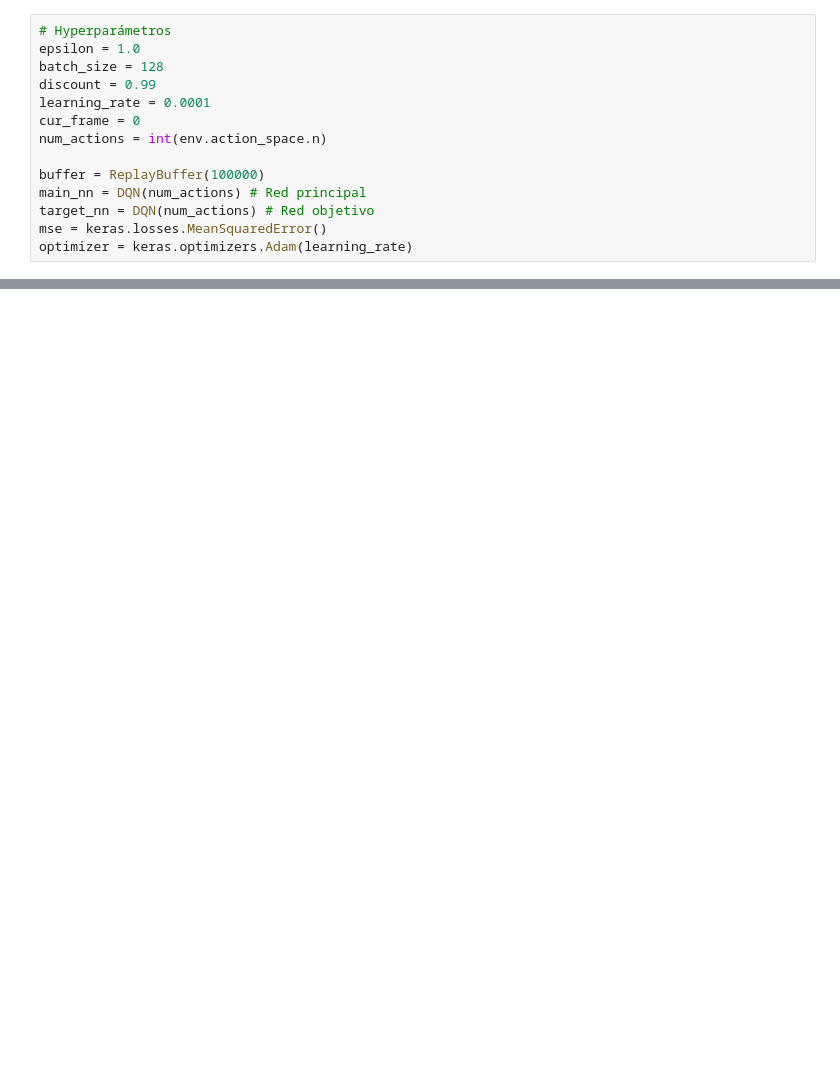
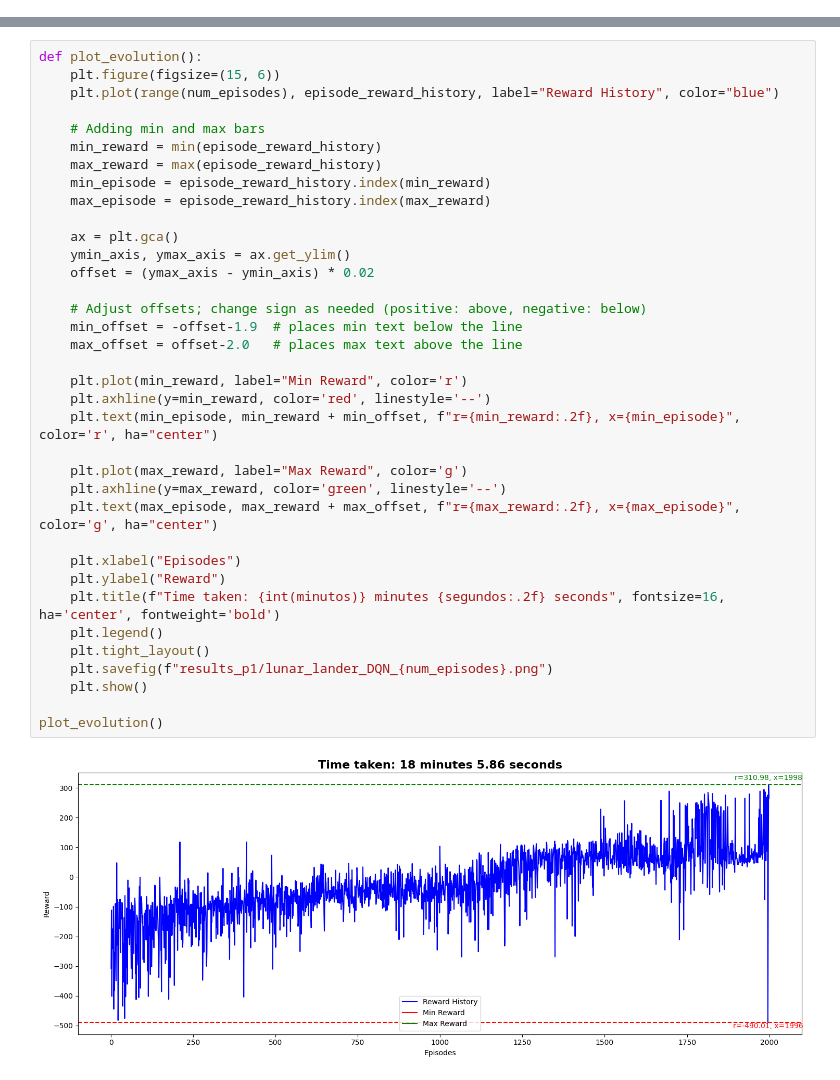
Before and after one commit to pintamonas4575/RLGAN-project-MAADM-UPM, a Jupyter notebook: RLGAN-p1-DQN.ipynb, the cells around one changed output, grey strips where cells are left out. Saved outputs shown, nothing was run; the diff lists cells and outputs as text; blank space fills up the shorter version.

```diff
--- a/RLGAN-p1-DQN.ipynb
+++ b/RLGAN-p1-DQN.ipynb
@@ -56,14 +19,0 @@ class ReplayBuffer(object):
-# %%
-# Hyperparámetros
-epsilon = 1.0
-batch_size = 128
-discount = 0.99
-learning_rate = 0.0001
-cur_frame = 0
-num_actions = int(env.action_space.n)
-
-buffer = ReplayBuffer(100000)
-main_nn = DQN(num_actions) # Red principal
-target_nn = DQN(num_actions) # Red objetivo
-mse = keras.losses.MeanSquaredError()
-optimizer = keras.optimizers.Adam(learning_rate)
@@ -119,0 +179,38 @@ env.close()
+# %%
+def plot_evolution():
+    plt.figure(figsize=(15, 6))
+    plt.plot(range(num_episodes), episode_reward_history, label="Reward History", color="blue")
+
+    # Adding min and max bars
+    min_reward = min(episode_reward_history)
+    max_reward = max(episode_reward_history)
+    min_episode = episode_reward_history.index(min_reward)
+    max_episode = episode_reward_history.index(max_reward)
+
+    ax = plt.gca()
+    ymin_axis, ymax_axis = ax.get_ylim()
+    offset = (ymax_axis - ymin_axis) * 0.02
+
+    # Adjust offsets; change sign as needed (positive: above, negative: below)
+    min_offset = -offset-1.9  # places min text below the line
+    max_offset = offset-2.0   # places max text above the line
+
+    plt.plot(min_reward, label="Min Reward", color='r')
+    plt.axhline(y=min_reward, color='red', linestyle='--')
+    plt.text(min_episode, min_reward + min_offset, f"r={min_reward:.2f}, x={min_episode}", color='r', ha="center")
+
+    plt.plot(max_reward, label="Max Reward", color='g')
+    plt.axhline(y=max_reward, color='green', linestyle='--')
+    plt.text(max_episode, max_reward + max_offset, f"r={max_reward:.2f}, x={max_episode}", color='g', ha="center")
+
+    plt.xlabel("Episodes")
+    plt.ylabel("Reward")
+    plt.title(f"Time taken: {int(minutos)} minutes {segundos:.2f} seconds", fontsize=16, ha='center', fontweight='bold')
+    plt.legend()
+    plt.tight_layout()
+    plt.savefig(f"results_p1/lunar_lander_DQN_{num_episodes}.png")
+    plt.show()
+
+plot_evolution()
+# %% [output]
+[figure, added]
```
Also changed, not shown: parts of 8 cells of this notebook, 7 other files.
